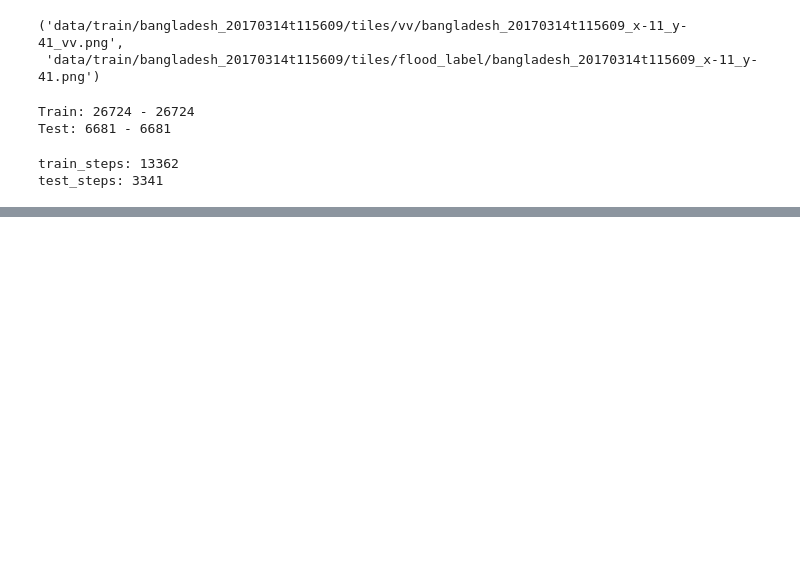
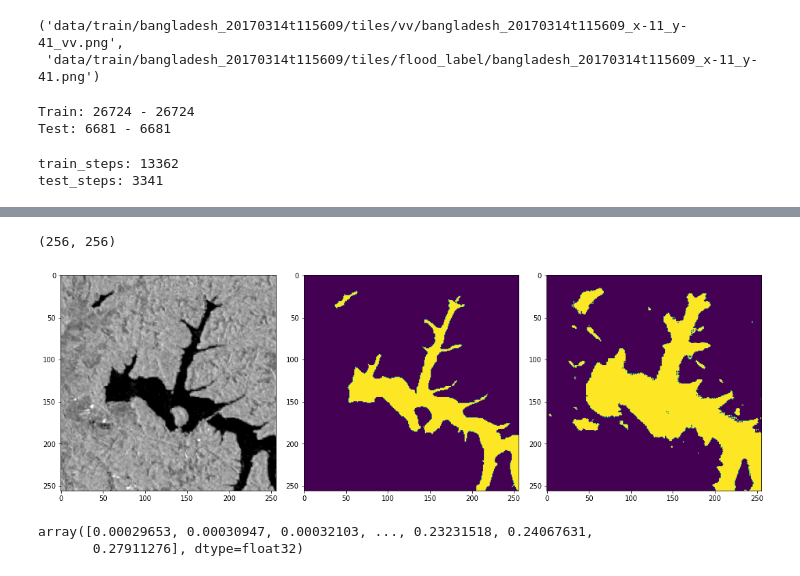
Before and after one commit to pt20/nasa-impact-etci2021, a Jupyter notebook: training.ipynb, the cells around one changed output, grey strips where cells are left out. Saved outputs shown, nothing was run; the diff lists cells and outputs as text; code cells hidden in the pictures; blank space fills up the shorter version.

```diff
--- a/training.ipynb
+++ b/training.ipynb
@@ -83,0 +88,2 @@ model.fit(
+# %%
+model = tf.keras.models.load_model("model_from_collab.h5")
@@ -83,0 +100,19 @@ model.fit(
+# %%
+# for img, msk in sample_ds.take(1):
+for img, msk in test_dataset.take(1):
+    prediction = model.predict(img)[0]
+    print(prediction_sq.shape)
+
+    fig, axes = plt.subplots(nrows=1, ncols=3, figsize=(15, 15))
+    axes[0].imshow(img[0].numpy())
+    axes[1].imshow(msk[0].numpy())
+    axes[2].imshow(np.where(prediction > 0.013, 1, 0))
+    fig.tight_layout()
+# %% [output]
+(256, 256)
+[figure, added]
+# %%
+np.unique(prediction)
+# %% [output]
+array([0.00029653, 0.00030947, 0.00032103, ..., 0.23231518, 0.24067631,
+       0.27911276], dtype=float32)
```
Also changed, not shown: parts of 12 cells of this notebook.
